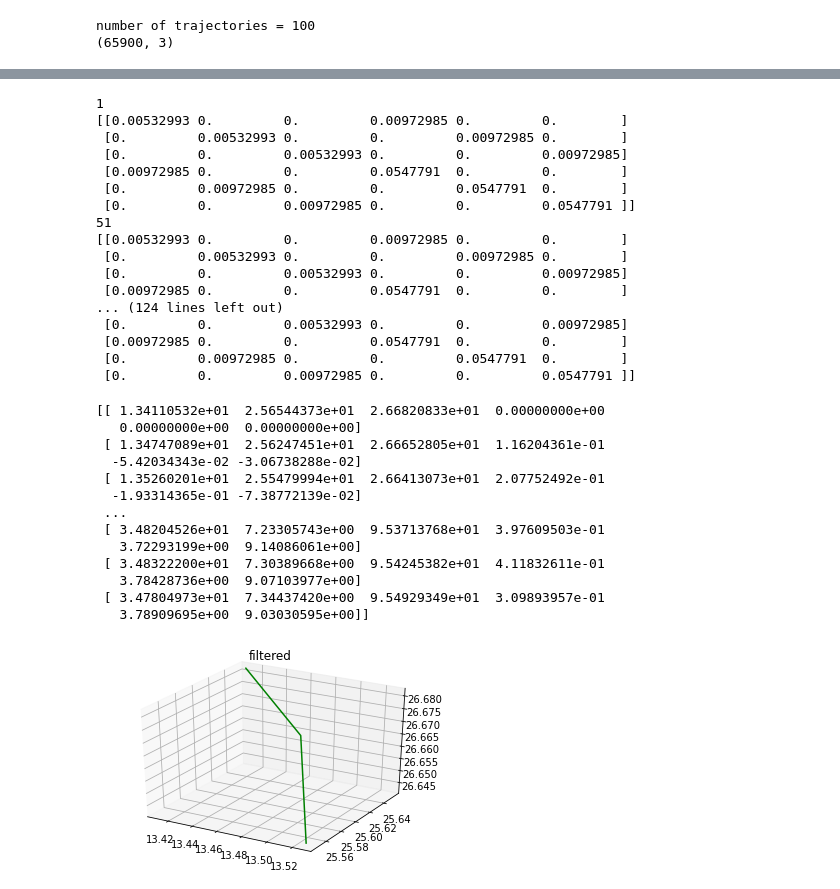
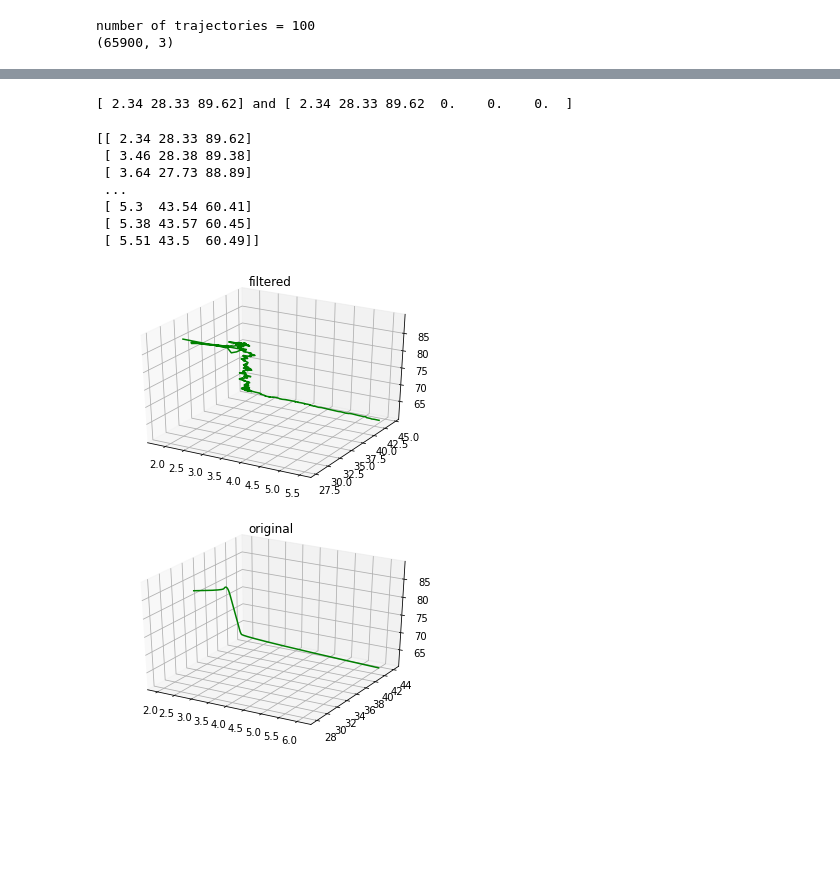
Before and after one commit to STEMO-CS5340/filter_least_squares_estimator, a Jupyter notebook: kalman.ipynb, the cells around one changed output, grey strips where cells are left out. Saved outputs shown, nothing was run; the diff lists cells and outputs as text; code cells hidden in the pictures; blank space fills up the shorter version.

```diff
--- a/kalman.ipynb
+++ b/kalman.ipynb
@@ -23,6 +23,8 @@ for length in traj_lens[:]:
 # traj_end[-1] = traj_lens[-1] + traj_end[-2] - 1
 
 original_position_list = np.loadtxt('./Trajectory/data/original_position_list.csv')
+position_noise_001 = np.loadtxt('./Trajectory/data/position_noise_0.01.csv')
+position_noise_01 = np.loadtxt('./Trajectory/data/position_noise_0.1.csv')
 position_noise_1 = np.loadtxt('./Trajectory/data/position_noise_1.csv')
 
 print(original_position_list.shape)
@@ -30,10 +32,10 @@ print(original_position_list.shape)
 number of trajectories = 100
 (65900, 3)
 # %%
-traject_select = 23
+traject_select = 2
 
 original = original_position_list[traj_start[traject_select][0]: traj_start[traject_select+1][0]][:]
-noisy = position_noise_1[traj_start[traject_select][0]: traj_start[traject_select+1][0]][:]
+noisy = position_noise_01[traj_start[traject_select][0]: traj_start[traject_select+1][0]][:]
 
 def plot_trajectory(x, title):
     fig = plt.figure()
@@ -46,4 +48,6 @@ def plot_trajectory(x, title):
 
 plot_trajectory(original, "original")
 plot_trajectory(noisy, "noisy")
+
+print(f"trajectory length = {noisy.shape[0]}")
 # %% [output]
@@ -85,55 +93,44 @@ filter.Q = np.diag([1e-4,1e-4,1e-4, 1e-3, 1e-3, 1e-3]) #Q_discrete_white_noise(3
 # %%
+filter = KalmanFilter(dim_x=6, dim_z=3) # internal state has x,y,z,vx,vy,vz
+
+initialise_filter(filter)
+
 # feeding data to kalman filter
 
 # initialise the state
 initial_guess = np.concatenate([noisy[0],np.array([0,0,0])])
 filter.x = initial_guess
 
+np.set_printoptions(precision=2);
 
 # prediction
 filtered = np.zeros((original.shape[0],6))
 filtered[0] = initial_guess # no filter available yet
-for i in range(1,original.shape[0]):
+for i in range(original.shape[0]):
+
+    if i == 0:
+        print(f"{noisy[i]} and {filter.x}")
+        continue
+
     filter.predict()
+    # print(f"{noisy[i]} and {filter.x}")
+    error = noisy[i] - filter.x[0:3]
     filter.update(noisy[i])
 
     filtered[i] = filter.x
-    if (i % 50 == 1):
-        print(i)
-        print(filter.P)
 # %% [output]
-1
-[[0.00532993 0.         0.         0.00972985 0.         0.        ]
- [0.         0.00532993 0.         0.         0.00972985 0.        ]
- [0.         0.         0.00532993 0.         0.         0.00972985]
- [0.00972985 0.         0.         0.0547791  0.         0.        ]
- [0.         0.00972985 0.         0.         0.0547791  0.        ]
- [0.         0.         0.00972985 0.         0.         0.0547791 ]]
-51
-[[0.00532993 0.         0.         0.00972985 0.         0.        ]
- [0.         0.00532993 0.         0.         0.00972985 0.        ]
- [0.         0.         0.00532993 0.         0.         0.00972985]
- [0.00972985 0.         0.         0.0547791  0.         0.        ]
-... (124 lines left out)
- [0.         0.         0.00532993 0.         0.         0.00972985]
- [0.00972985 0.         0.         0.0547791  0.         0.        ]
- [0.         0.00972985 0.         0.         0.0547791  0.        ]
- [0.         0.         0.00972985 0.         0.         0.0547791 ]]
+[ 2.34 28.33 89.62] and [ 2.34 28.33 89.62  0.    0.    0.  ]
 # %%
-print(filtered)
-plot_trajectory(filtered[:][0:3],"filtered")
+print(filtered[:,0:3])
+plot_trajectory(filtered[:,0:3],"filtered")
+plot_trajectory(original,"original")
 # %% [output]
-[[ 1.34110532e+01  2.56544373e+01  2.66820833e+01  0.00000000e+00
-   0.00000000e+00  0.00000000e+00]
- [ 1.34747089e+01  2.56247451e+01  2.66652805e+01  1.16204361e-01
-  -5.42034343e-02 -3.06738288e-02]
- [ 1.35260201e+01  2.55479994e+01  2.66413073e+01  2.07752492e-01
-  -1.93314365e-01 -7.38772139e-02]
+[[ 2.34 28.33 89.62]
+ [ 3.46 28.38 89.38]
+ [ 3.64 27.73 88.89]
  ...
- [ 3.48204526e+01  7.23305743e+00  9.53713768e+01  3.97609503e-01
-   3.72293199e+00  9.14086061e+00]
- [ 3.48322200e+01  7.30389668e+00  9.54245382e+01  4.11832611e-01
-   3.78428736e+00  9.07103977e+00]
- [ 3.47804973e+01  7.34437420e+00  9.54929349e+01  3.09893957e-01
-   3.78909695e+00  9.03030595e+00]]
+ [ 5.3  43.54 60.41]
+ [ 5.38 43.57 60.45]
+ [ 5.51 43.5  60.49]]
-[figure, old version]
+[figure, new version]
+[figure, added]
```
Also changed, not shown: parts of 2 cells of this notebook.
